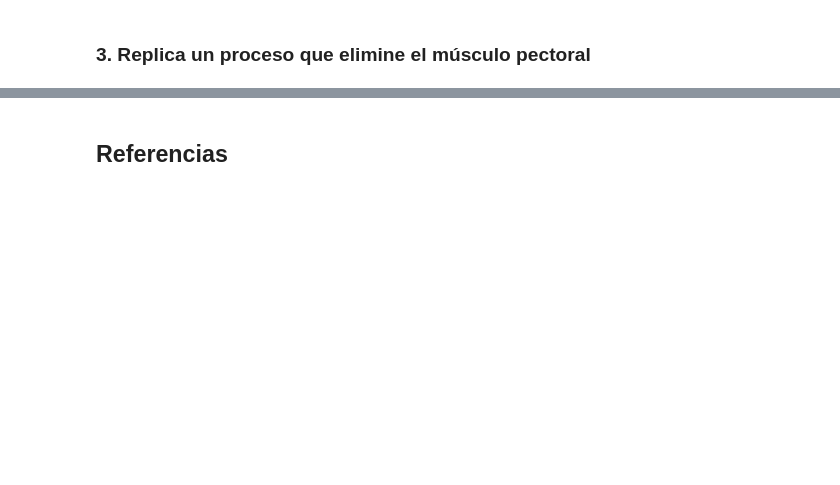
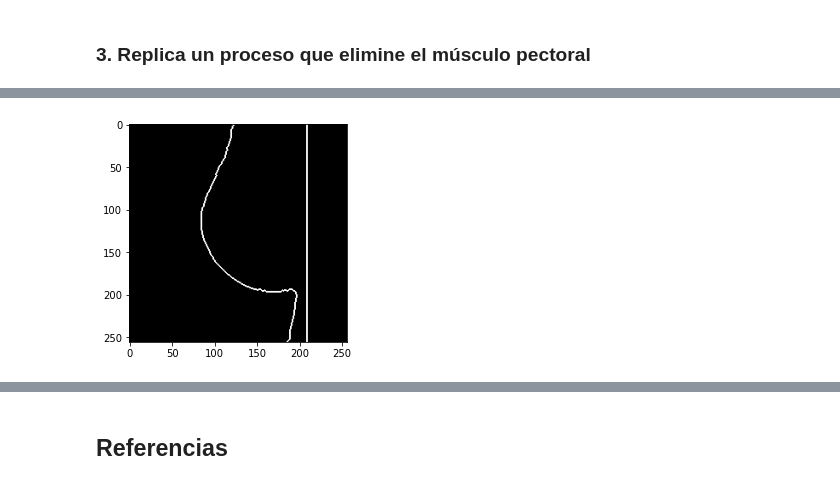
Before and after one commit to data-and-code/trabajo_con_imagenes, a Jupyter notebook: data-raw/clean_imgs.ipynb, the cells around one changed output, grey strips where cells are left out. Saved outputs shown, nothing was run; the diff lists cells and outputs as text; code cells hidden in the pictures; blank space fills up the shorter version.

```diff
--- a/data-raw/clean_imgs.ipynb
+++ b/data-raw/clean_imgs.ipynb
@@ -295,0 +309,13 @@ for img_scale, img_clean, img_bin_clean, img_num in zip(imgs_scale, imgs_clean,
+# %%
+# Extrapolación inicial del borde de la región del busto
+def extract_initial_breast_border(img_bin_clean, erode_iterations=1):
+    return img_bin_clean - cv.erode(img_bin_clean, kernel, iterations=erode_iterations)
+
+# Obtener la extrapolación inicial del borde de la región del busto de las imágenes binarizadas limpias
+imgs_edges = list(map(lambda img_bin_clean: extract_initial_breast_border(img_bin_clean, erode_iterations=1), imgs_bin_clean))
+
+# Imagen de ejemplo
+plt.imshow(imgs_edges[10], cmap='gray')
+plt.show()
+# %% [output]
+[figure, added]
```
Also changed, not shown: parts of 94 cells of this notebook, 11 other files.
